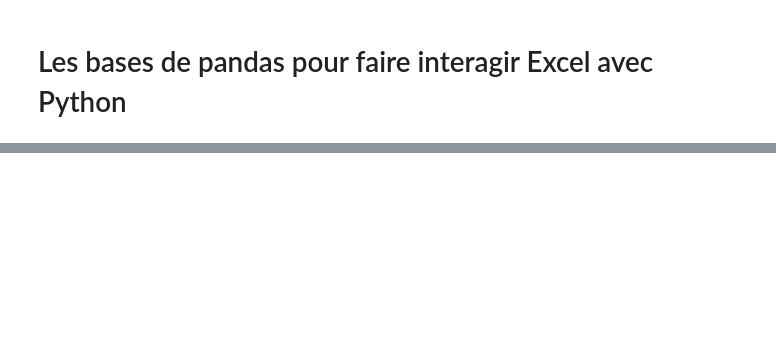
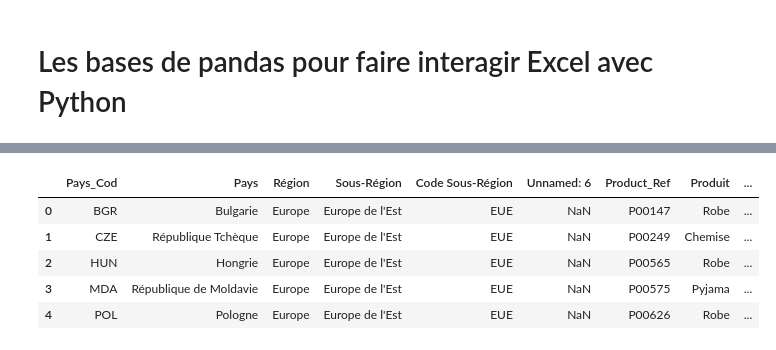
Before and after one commit to heretica/python_for_excel, a Jupyter notebook: s2_bases_pandas.ipynb, the cells around one changed output, grey strips where cells are left out. Saved outputs shown, nothing was run; the diff lists cells and outputs as text; code cells hidden in the pictures; blank space fills up the shorter version.

```diff
--- a/s2_bases_pandas.ipynb
+++ b/s2_bases_pandas.ipynb
@@ -101,0 +117,10 @@ Vous voulez comprendre **tout ce qu'il est possible de comprendre** sur l'activi
+# %%
+df_reference = df_reference.drop('Unnamed: 0', axis=1)
+df_reference.head()
+# %% [output]
+|  | Pays_Cod | Pays | Région | Sous-Région | Code Sous-Région | Unnamed: 6 | Product_Ref | Produit | ... |
+| 0 | BGR | Bulgarie | Europe | Europe de l'Est | EUE | NaN | P00147 | Robe | ... |
+| 1 | CZE | République Tchèque | Europe | Europe de l'Est | EUE | NaN | P00249 | Chemise | ... |
+| 2 | HUN | Hongrie | Europe | Europe de l'Est | EUE | NaN | P00565 | Robe | ... |
+| 3 | MDA | République de Moldavie | Europe | Europe de l'Est | EUE | NaN | P00575 | Pyjama | ... |
+| 4 | POL | Pologne | Europe | Europe de l'Est | EUE | NaN | P00626 | Robe | ... |
```
Also changed, not shown: parts of 126 cells of this notebook.
